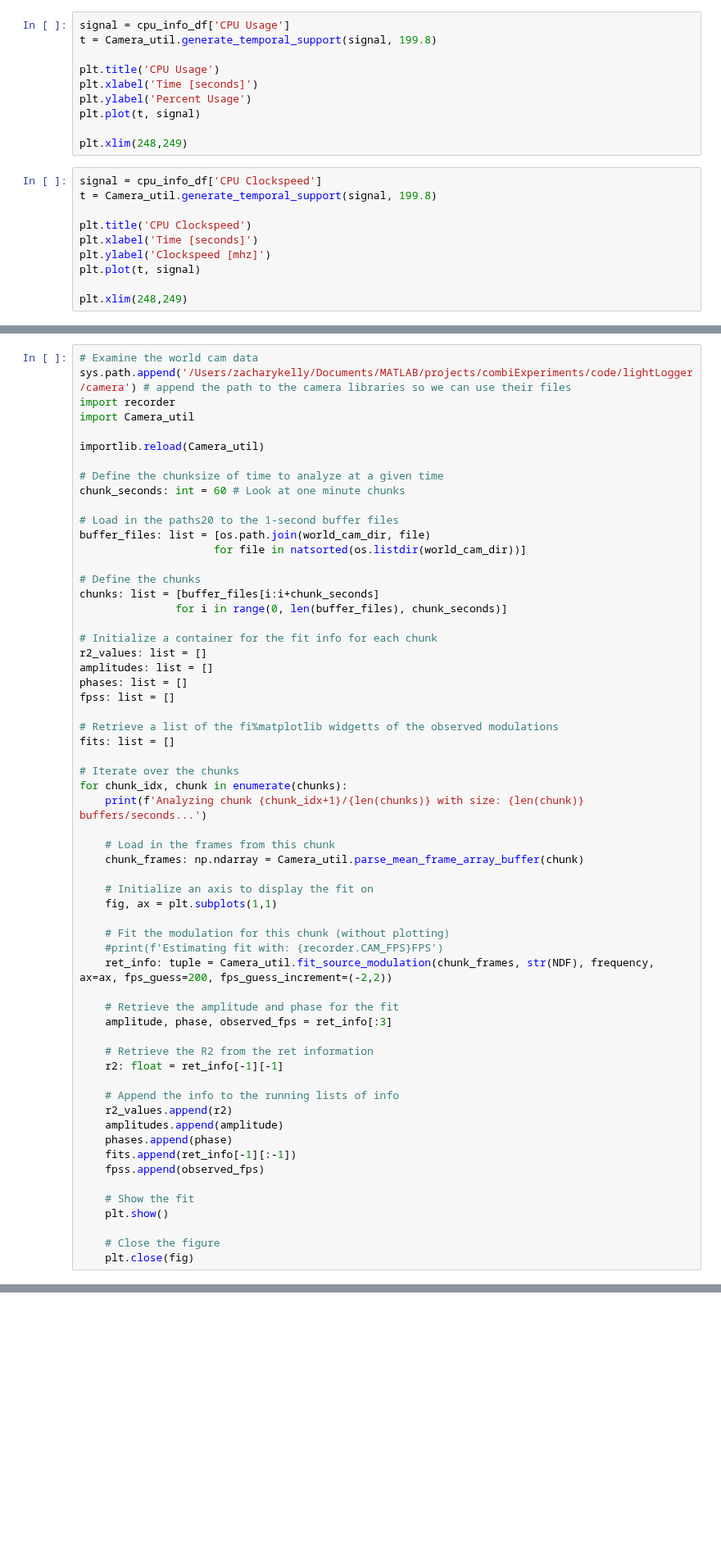
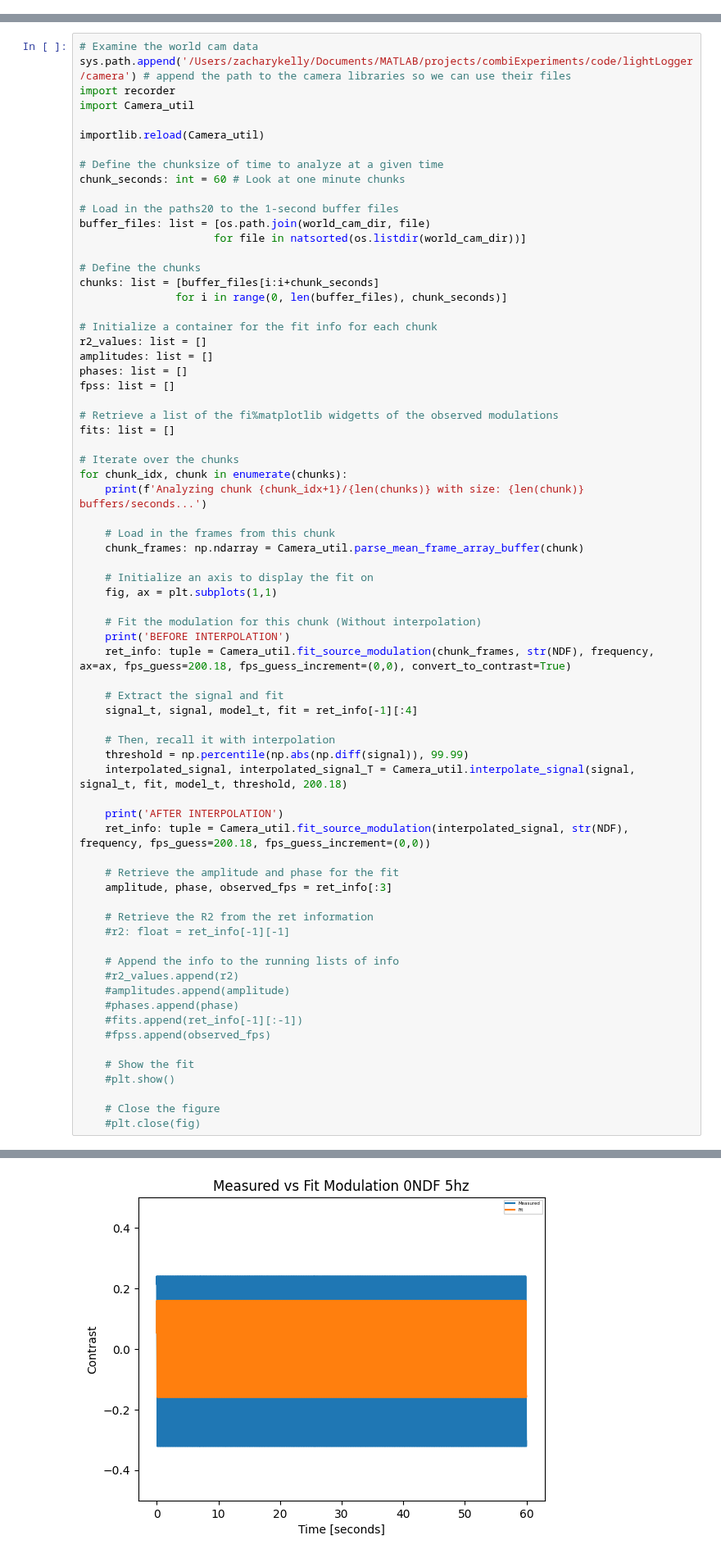
Before and after one commit to gkaguirrelab/combiExperiments, a Jupyter notebook: code/lightLogger/raspberry_pi_firmware/testing.ipynb, the cells around one changed output, grey strips where cells are left out. Shown at 82% size. Cells and saved outputs as stored; diff of their text form; blank space fills up the shorter version.

Commit message:
update interpolation

```diff
--- a/code/lightLogger/raspberry_pi_firmware/testing.ipynb
+++ b/code/lightLogger/raspberry_pi_firmware/testing.ipynb
@@ -99,20 +36,0 @@ plt.xlim(322.5,323.1)
-# %%
-signal = cpu_info_df['CPU Usage']
-t = Camera_util.generate_temporal_support(signal, 199.8)
-
-plt.title('CPU Usage')
-plt.xlabel('Time [seconds]')
-plt.ylabel('Percent Usage')
-plt.plot(t, signal)
-
-plt.xlim(248,249)
-# %%
-signal = cpu_info_df['CPU Clockspeed']
-t = Camera_util.generate_temporal_support(signal, 199.8)
-
-plt.title('CPU Clockspeed')
-plt.xlabel('Time [seconds]')
-plt.ylabel('Clockspeed [mhz]')
-plt.plot(t, signal)
-
-plt.xlim(248,249)
@@ -167,25 +76,36 @@ for chunk_idx, chunk in enumerate(chunks):
     # Initialize an axis to display the fit on
     fig, ax = plt.subplots(1,1)
 
-    # Fit the modulation for this chunk (without plotting)
-    #print(f'Estimating fit with: {recorder.CAM_FPS}FPS')
-    ret_info: tuple = Camera_util.fit_source_modulation(chunk_frames, str(NDF), frequency, ax=ax, fps_guess=200, fps_guess_increment=(-2,2))
+    # Fit the modulation for this chunk (Without interpolation)
+    print('BEFORE INTERPOLATION')
+    ret_info: tuple = Camera_util.fit_source_modulation(chunk_frames, str(NDF), frequency, ax=ax, fps_guess=200.18, fps_guess_increment=(0,0), convert_to_contrast=True)
+
+    # Extract the signal and fit
+    signal_t, signal, model_t, fit = ret_info[-1][:4]
+
+    # Then, recall it with interpolation
+    threshold = np.percentile(np.abs(np.diff(signal)), 99.99)
+    interpolated_signal, interpolated_signal_T = Camera_util.interpolate_signal(signal, signal_t, fit, model_t, threshold, 200.18)
+
+    print('AFTER INTERPOLATION')
+    ret_info: tuple = Camera_util.fit_source_modulation(interpolated_signal, str(NDF), frequency, fps_guess=200.18, fps_guess_increment=(0,0))
 
     # Retrieve the amplitude and phase for the fit
     amplitude, phase, observed_fps = ret_info[:3]
 
     # Retrieve the R2 from the ret information
-    r2: float = ret_info[-1][-1]
+    #r2: float = ret_info[-1][-1]
 
     # Append the info to the running lists of info
-    r2_values.append(r2)
-    amplitudes.append(amplitude)
-    phases.append(phase)
-    fits.append(ret_info[-1][:-1])
-    fpss.append(observed_fps)
+    #r2_values.append(r2)
+    #amplitudes.append(amplitude)
+    #phases.append(phase)
+    #fits.append(ret_info[-1][:-1])
+    #fpss.append(observed_fps)
 
     # Show the fit
-    plt.show()
+    #plt.show()
 
     # Close the figure
-    plt.close(fig)
+    #plt.close(fig)
+# %% [output]
@@ -191,0 +130 @@ for chunk_idx, chunk in enumerate(chunks):
+[figure, added]
```
Also changed, not shown: parts of 12 cells of this notebook, 3 other files.
